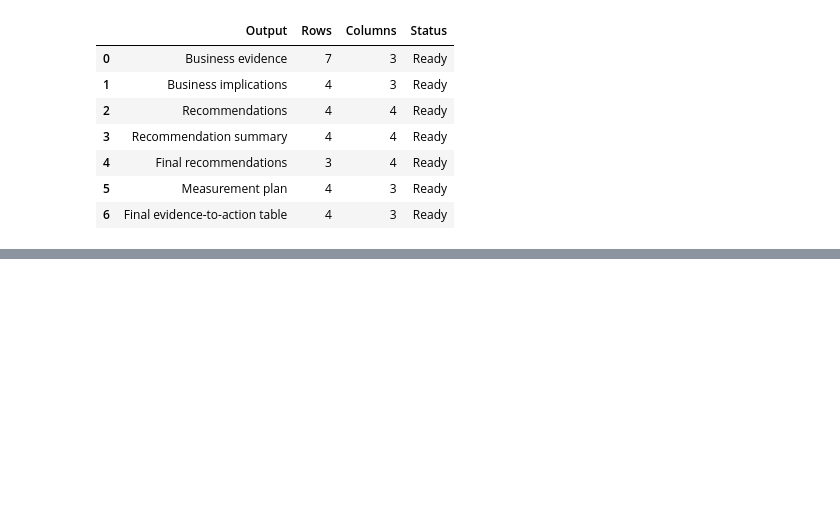
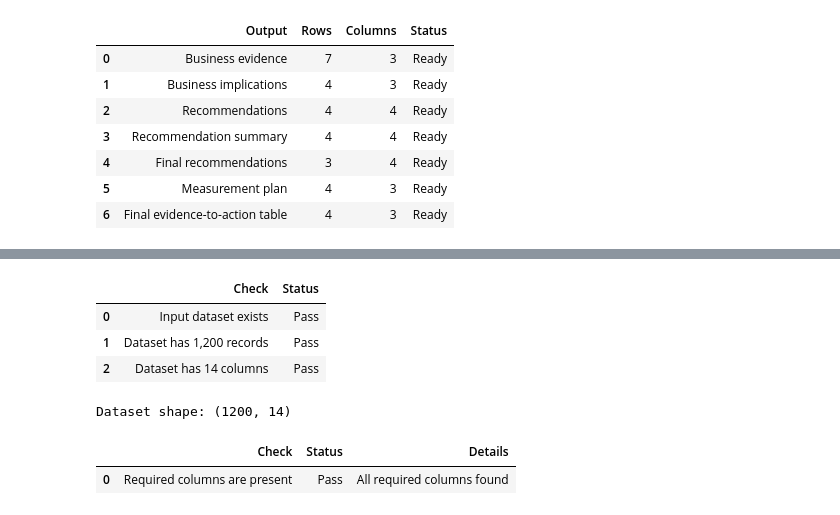
Before and after one commit to francisparwez/exploratory-data-analysis, a Jupyter notebook: notebooks/exploratory_data_analysis.ipynb, the cells around one changed output, grey strips where cells are left out. Drawn from its saved outputs; the diff is of its cells as text; code cells hidden in the pictures; blank space fills up the shorter version.

```diff
--- a/notebooks/exploratory_data_analysis.ipynb
+++ b/notebooks/exploratory_data_analysis.ipynb
@@ -4207,0 +4261,61 @@ display(task7_check)
+# %%
+# Check the dataset loaded into the notebook
+from pathlib import Path
+import pandas as pd
+
+data_path = Path("../data/input/cleaned_dataset.xlsx")
+
+dataset_check = pd.DataFrame({
+    "Check": [
+        "Input dataset exists",
+        "Dataset has 1,200 records",
+        "Dataset has 14 columns"
+    ],
+    "Status": [
+        "Pass" if data_path.is_file() else "Review",
+        "Pass" if len(df) == 1200 else "Review",
+        "Pass" if len(df.columns) == 14 else "Review"
+    ]
+})
+
+display(dataset_check)
+print("Dataset shape:", df.shape)
+# %% [output]
+|  | Check | Status |
+| 0 | Input dataset exists | Pass |
+| 1 | Dataset has 1,200 records | Pass |
+| 2 | Dataset has 14 columns | Pass |
+Dataset shape: (1200, 14)
+# %%
+# Check that the main columns used in the analysis are present
+required_columns = [
+    "OrderID",
+    "Date",
+    "Product",
+    "Quantity",
+    "UnitPrice",
+    "ItemsInCart",
+    "TotalPrice"
+]
+
+missing_columns = [
+    column for column in required_columns
+    if column not in df.columns
+]
+
+column_check = pd.DataFrame({
+    "Check": ["Required columns are present"],
+    "Status": [
+        "Pass" if not missing_columns else "Review"
+    ],
+    "Details": [
+        "All required columns found"
+        if not missing_columns
+        else ", ".join(missing_columns)
+    ]
+})
+
+display(column_check)
+# %% [output]
+|  | Check | Status | Details |
+| 0 | Required columns are present | Pass | All required columns found |
```
Also changed, not shown: parts of 13 cells of this notebook, 6 other files.
